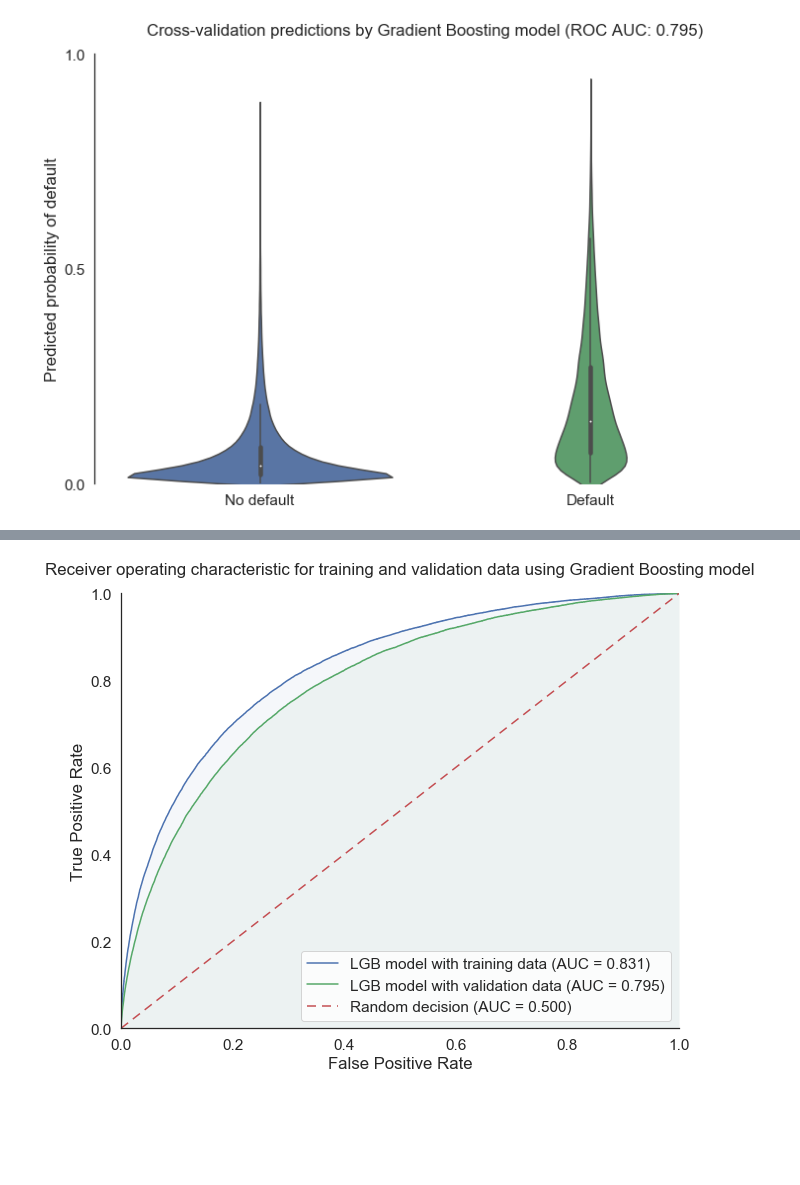
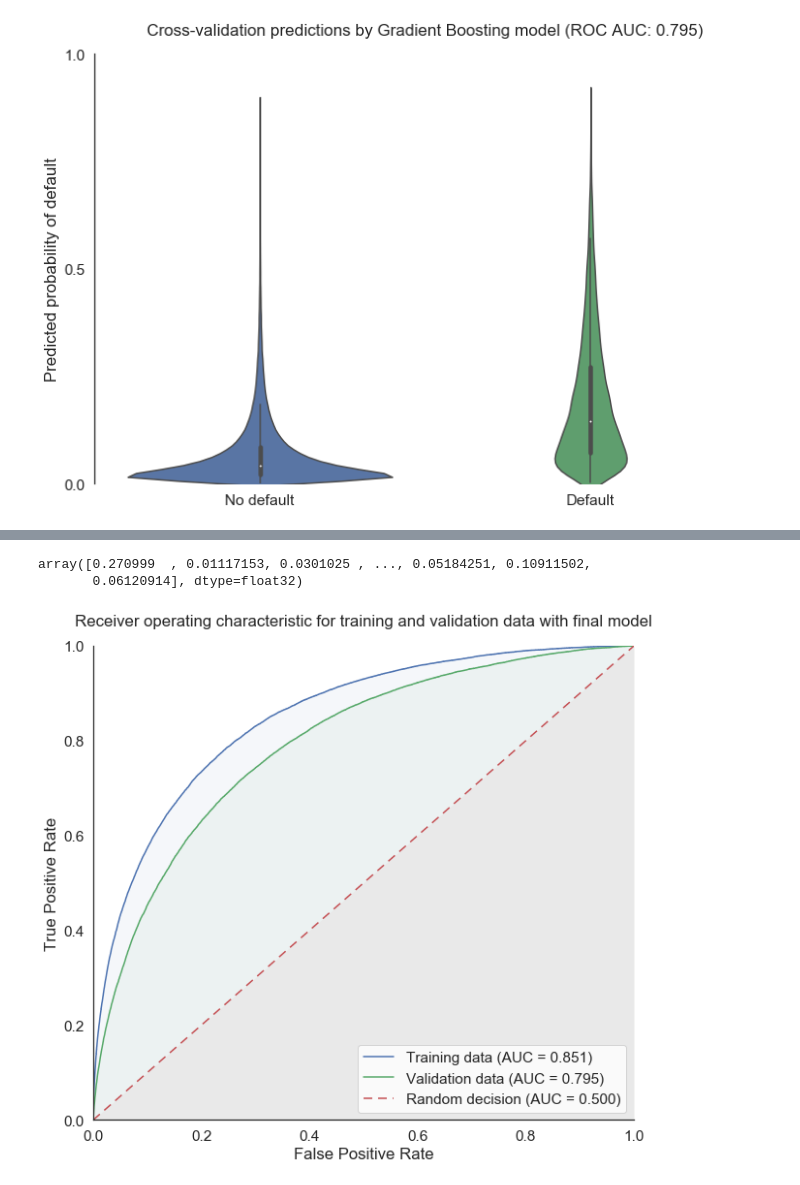
Before and after one commit to Bougeant/Home_Credit_default_risk, a Jupyter notebook: 9 - Machine learning model.ipynb, the cells around one changed output, grey strips where cells are left out. Drawn from its saved outputs; the diff is of its cells as text; code cells hidden in the pictures; blank space fills up the shorter version.

Commit message:
Update machine learning model notebook

```diff
--- a/9 - Machine learning model.ipynb
+++ b/9 - Machine learning model.ipynb
@@ -141,7 +143,7 @@ show_mem_usage()
 
 For such types of structured problems, the Gradient Boosting algorithm are the best perfroming models. LightGB is prefered to XGBoost because it is much faster for this task with comparable accuracy.
 # %%
-#Default XGBoost parameters
+#Default LightGBM parameters
 estimator_param = {}
 estimator_param["boosting_type"]="gbdt"
 estimator_param["num_leaves"]=1000
@@ -160,7 +162,7 @@ estimator_param["bagging_freq"]=1
 estimator_param["colsample_bytree"]=0.2
 estimator_param["reg_alpha"]=20.0
 estimator_param["reg_lambda"]=0.0
-estimator_param["random_state"]=1
+estimator_param["random_state"]=2
 estimator_param["n_jobs"]=7
 estimator_param["silent"]=True
 estimator_param["importance_type"]="split"
@@ -576,14 +580,17 @@ model.add(Dense(1, activation="sigmoid"))
 
 model.compile(loss="binary_crossentropy", optimizer="adam", metrics = ["accuracy"])
 
-
-model.fit(application_train[features].fillna(-1),
-          application_train["TARGET"].astype(int),
+model.fit(application_train_nn[features].fillna(-1),
+          application_train_nn["TARGET"].astype(int),
           epochs=125,
           batch_size=10000,
           verbose = 0)
 
-predictions_nn_test = model.predict_proba(application_test_nn[features].fillna(-1).values, batch_size=32)
+predictions_nn_test = model.predict_proba(application_test_nn[features].fillna(-1).values, batch_size=32)[:,0]
+predictions_nn_train = model.predict_proba(application_train_nn[features].fillna(-1).values, batch_size=32)[:,0]
+# %%
+predictions_nn_test = model.predict_proba(application_test_nn[features].fillna(-1).values, batch_size=32)[:,0]
+predictions_nn_train = model.predict_proba(application_train_nn[features].fillna(-1).values, batch_size=32)[:,0]
 # %%
 # Writing predictions into the submission file
 predictions_id = application_test["SK_ID_CURR"]
@@ -724,28 +744,34 @@ By selecting customers with a default probability below 50%, the default rate is
 # %%
 predictions_lgb_train = lgb.predict_proba(application_train[features])[:,1]
+# %%
+predictions_nn_train
+# %% [output]
+array([0.270999  , 0.01117153, 0.0301025 , ..., 0.05184251, 0.10911502,
+       0.06120914], dtype=float32)
 # %%
 # Plotting ROC curve and AUC for Gradient Boosting model for both training and CV training data
-fig, ax = plt.subplots(figsize=(10,8))
-fpr_train, tpr_train, threshold = roc_curve(application_train["TARGET"], predictions_lgb_train)
-fpr_val, tpr_val, threshold = roc_curve(application_train["TARGET"], application_train["predict_lgb"])
+fig, ax = plt.subplots(figsize=(10,9))
+fpr_train, tpr_train, threshold = roc_curve(application_train["TARGET"], 0.15*predictions_nn_train + 0.85*predictions_lgb_train)
+fpr_val, tpr_val, threshold = roc_curve(application_train["TARGET"], 0.15*application_train["predict_nn"]+0.85*application_train["predict_lgb"])
 roc_auc_train = auc(fpr_train, tpr_train)
 roc_auc_val = auc(fpr_val, tpr_val)
-ax.plot(fpr_train, tpr_train, label = 'LGB model with training data (AUC = %0.3f)' % roc_auc_train)
-ax.plot(fpr_val, tpr_val, label = 'LGB model with validation data (AUC = %0.3f)' % roc_auc_val)
+ax.plot(fpr_train, tpr_train, label = 'Training data (AUC = %0.3f)' % roc_auc_train)
+ax.plot(fpr_val, tpr_val, label = 'Validation data (AUC = %0.3f)' % roc_auc_val)
 ax.plot([0, 1], [0, 1], dashes = (6,4), label = "Random decision (AUC = 0.500)")
 ax.fill_between(fpr_train, tpr_train, 0.0001, alpha = 0.05)
 ax.fill_between(fpr_val, tpr_val, 0.0001, alpha = 0.05)
+ax.fill_between([0, 1], [0, 1], 0.0001, alpha = 0.05)
 
 plt.legend(loc = 'lower right')
 plt.ylabel('True Positive Rate')
 plt.xlabel('False Positive Rate')
-plt.title("Receiver operating characteristic for training and validation data using Gradient Boosting model", y = 1.03)
+plt.title("Receiver operating characteristic for training and validation data with final model", y = 1.03)
 plt.xlim(0,1)
 plt.ylim(0,1)
 sns.despine()
 plt.show()
 # %% [output]
-[figure, old version]
+[figure, new version]
 # %%
 # Plotting ROC curve and AUC for the stacked model for CV training data
 
```
Also changed, not shown: parts of 18 cells of this notebook.
